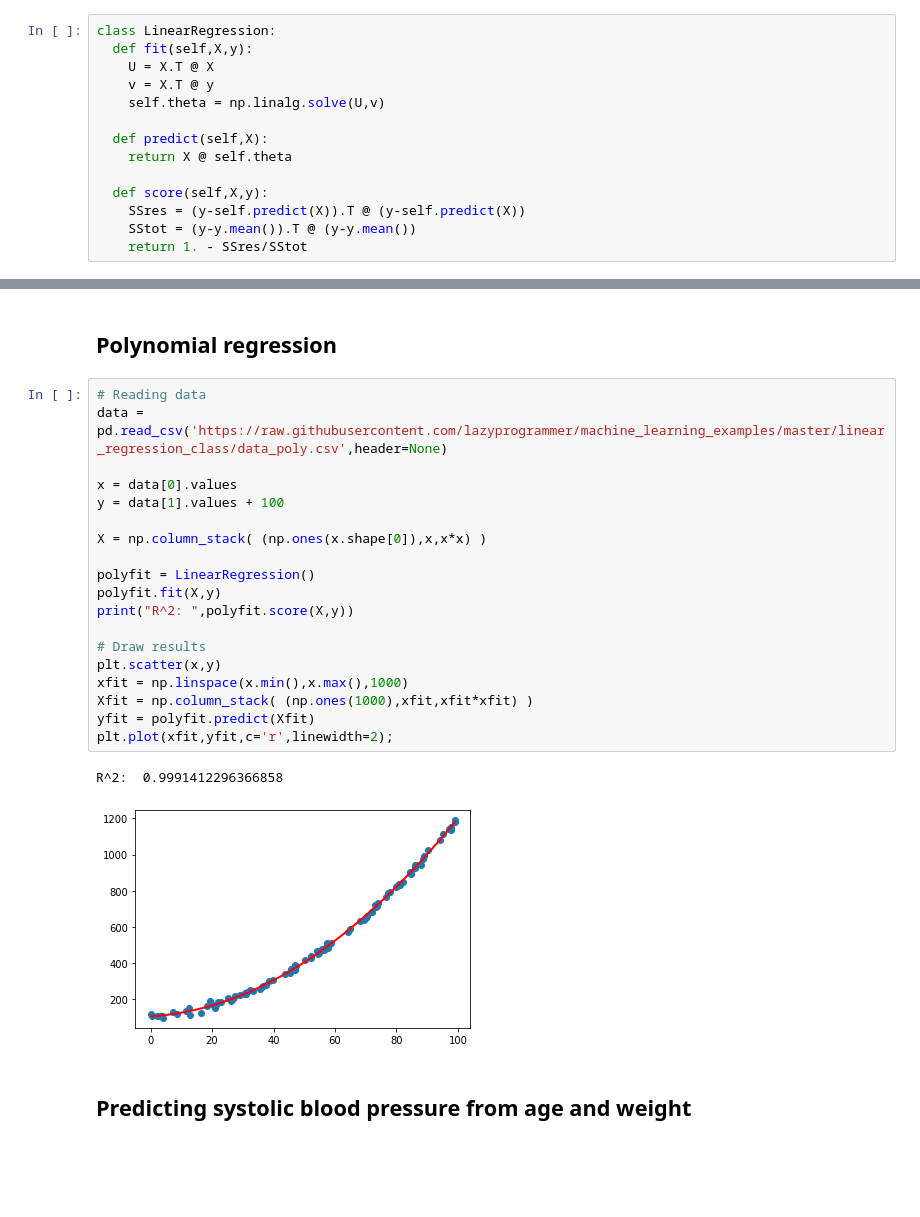
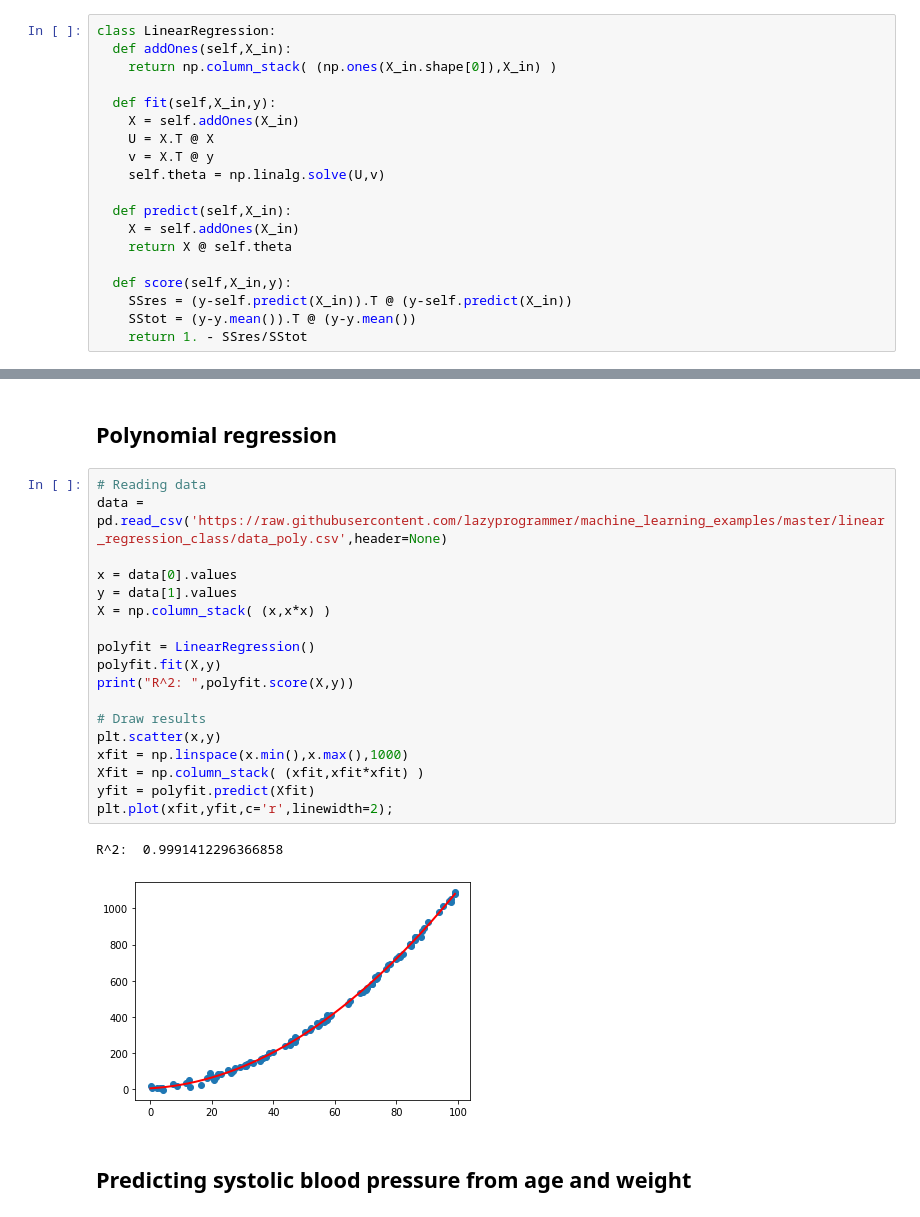
Before and after one commit to osuranyi/UdemyCourses, a Jupyter notebook: LinearRegression/Section3_MultipleLinearRegression.ipynb, the cells around one changed output, grey strips where cells are left out. Saved outputs shown, nothing was run; the diff lists cells and outputs as text; blank space fills up the shorter version.

```diff
--- a/LinearRegression/Section3_MultipleLinearRegression.ipynb
+++ b/LinearRegression/Section3_MultipleLinearRegression.ipynb
@@ -69,16 +69,21 @@ import matplotlib.pyplot as plt
 import pandas as pd
 # %%
 class LinearRegression:
-  def fit(self,X,y):
+  def addOnes(self,X_in):
+    return np.column_stack( (np.ones(X_in.shape[0]),X_in) )
+
+  def fit(self,X_in,y):
+    X = self.addOnes(X_in)
     U = X.T @ X
     v = X.T @ y
     self.theta = np.linalg.solve(U,v)
 
-  def predict(self,X):
+  def predict(self,X_in):
+    X = self.addOnes(X_in)
     return X @ self.theta
 
-  def score(self,X,y):
-    SSres = (y-self.predict(X)).T @ (y-self.predict(X))
+  def score(self,X_in,y):
+    SSres = (y-self.predict(X_in)).T @ (y-self.predict(X_in))
     SStot = (y-y.mean()).T @ (y-y.mean())
     return 1. - SSres/SStot
 # %% [markdown]
@@ -122,25 +124,24 @@ R^2:  0.9980040612475778
 # %%
 # Reading data
 data = pd.read_csv('https://raw.githubusercontent.com/lazyprogrammer/machine_learning_examples/master/linear_regression_class/data_poly.csv',header=None)
 
 x = data[0].values
-y = data[1].values + 100
-
-X = np.column_stack( (np.ones(x.shape[0]),x,x*x) )
+y = data[1].values
+X = np.column_stack( (x,x*x) )
 
 polyfit = LinearRegression()
 polyfit.fit(X,y)
 print("R^2: ",polyfit.score(X,y))
 
 # Draw results
 plt.scatter(x,y)
 xfit = np.linspace(x.min(),x.max(),1000)
-Xfit = np.column_stack( (np.ones(1000),xfit,xfit*xfit) )
+Xfit = np.column_stack( (xfit,xfit*xfit) )
 yfit = polyfit.predict(Xfit)
 plt.plot(xfit,yfit,c='r',linewidth=2);
 # %% [output]
 R^2:  0.9991412296366858
-[figure, old version]
+[figure, new version]
 # %% [markdown]
 ## **Predicting systolic blood pressure from age and weight**
 # %%
```
Also changed, not shown: parts of 2 cells of this notebook, 1 other file.
